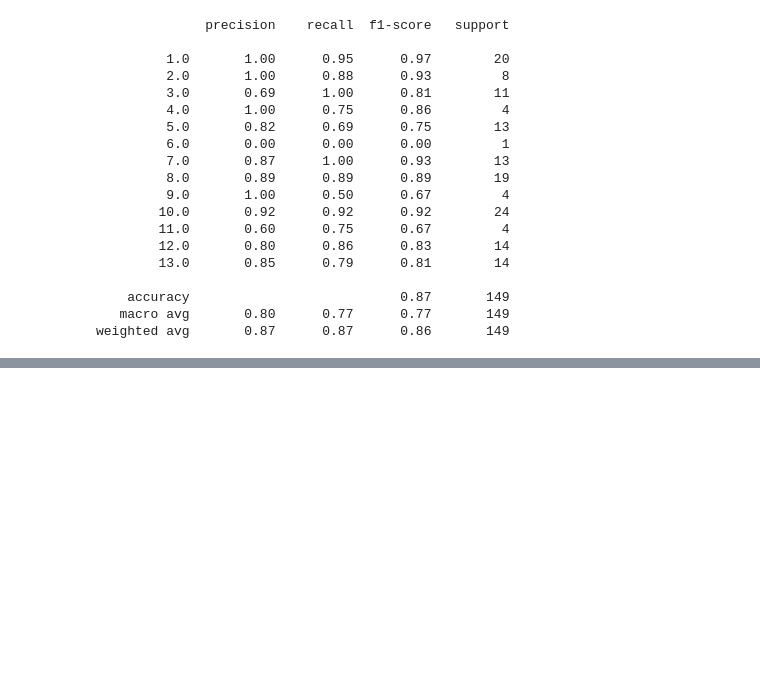
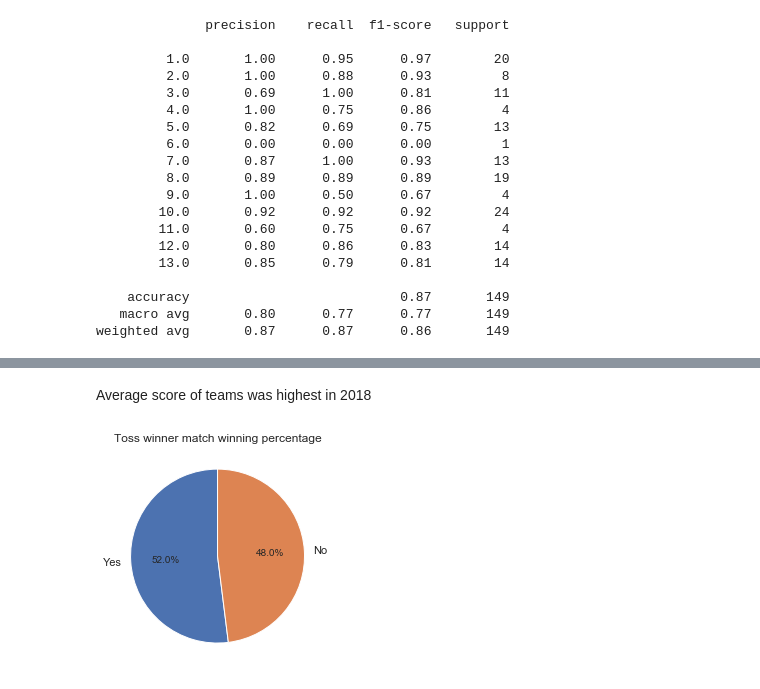
Before and after one commit to Amruthhs/Sports-Analysis, a Jupyter notebook: 2008-2019.ipynb, the cells around one changed output, grey strips where cells are left out. Cells and saved outputs as stored; diff of their text form; code cells hidden in the pictures; blank space fills up the shorter version.

```diff
--- a/2008-2019.ipynb
+++ b/2008-2019.ipynb
@@ -1413,0 +1538,12 @@ weighted avg       0.87      0.87      0.86       149
+# %% [markdown]
+Average score of teams was highest in 2018
+# %%
+# Toss winner match winning percentage
+winner=matches[matches['toss_winner']==matches['winner']]
+labels=['Yes','No']
+plt.pie([len(winner),(756-len(winner))],labels=labels,autopct='%1.1f%%',startangle=90)
+plot=plt.gcf()
+plt.title('Toss winner match winning percentage')
+plt.show()
+# %% [output]
+[figure, added]
```
Also changed, not shown: parts of 40 cells of this notebook, 1 other file.
